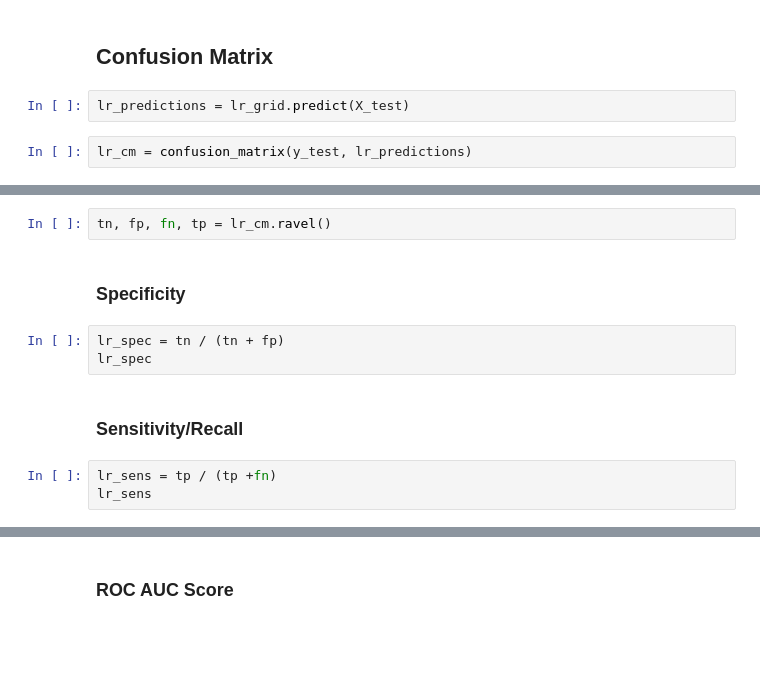
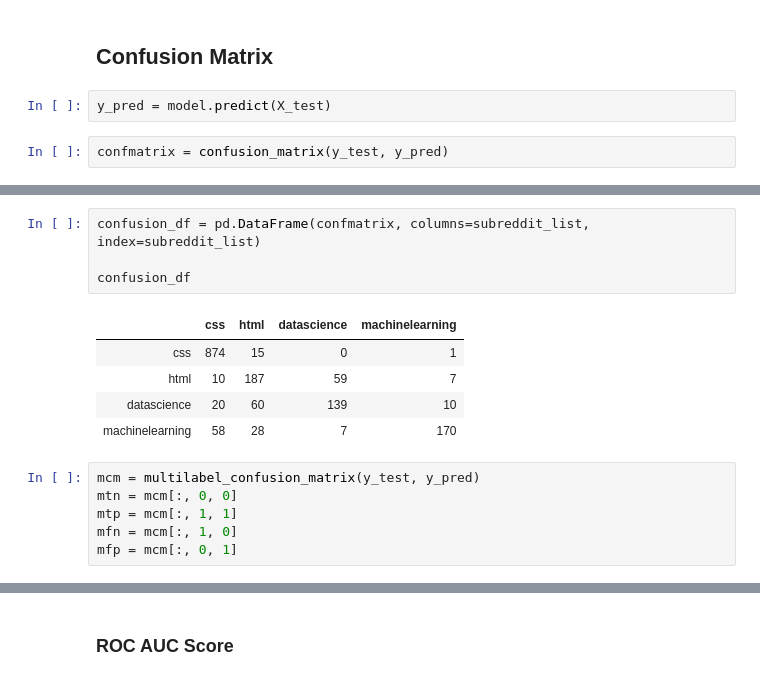
Before and after one commit to datapointchris/reddit-nlp, a Jupyter notebook: code/ds_workflow.ipynb, the cells around one changed output, grey strips where cells are left out. Cells and saved outputs as stored; diff of their text form; blank space fills up the shorter version.

Commit message:
added multilabel confusion matrix

```diff
--- a/code/ds_workflow.ipynb
+++ b/code/ds_workflow.ipynb
@@ -349,6 +349,6 @@ make_all_clouds(subreddit_list)
 # %% [markdown]
 ## Confusion Matrix
 # %%
-lr_predictions = lr_grid.predict(X_test)
+y_pred = model.predict(X_test)
 # %%
-lr_cm = confusion_matrix(y_test, lr_predictions)
+confmatrix = confusion_matrix(y_test, y_pred)
@@ -359,12 +355,16 @@ lr_confusion_df
-# %%
-tn, fp, fn, tp = lr_cm.ravel()
-# %% [markdown]
-### Specificity
-# %%
-lr_spec = tn / (tn + fp)
-lr_spec
-# %% [markdown]
-### Sensitivity/Recall
-# %%
-lr_sens = tp / (tp +fn)
-lr_sens
+# %%
+confusion_df = pd.DataFrame(confmatrix, columns=subreddit_list, index=subreddit_list)
+
+confusion_df
+# %% [output]
+|  | css | html | datascience | machinelearning |
+| css | 874 | 15 | 0 | 1 |
+| html | 10 | 187 | 59 | 7 |
+| datascience | 20 | 60 | 139 | 10 |
+| machinelearning | 58 | 28 | 7 | 170 |
+# %%
+mcm = multilabel_confusion_matrix(y_test, y_pred)
+mtn = mcm[:, 0, 0]
+mtp = mcm[:, 1, 1]
+mfn = mcm[:, 1, 0]
+mfp = mcm[:, 0, 1]
```
Also changed, not shown: parts of 13 cells of this notebook.
